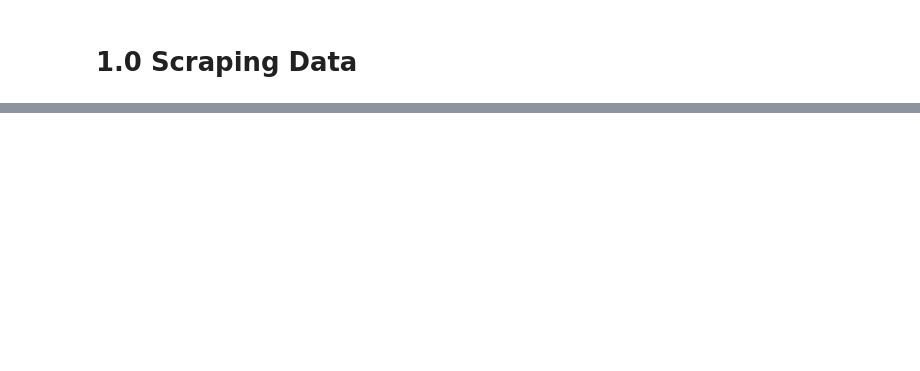
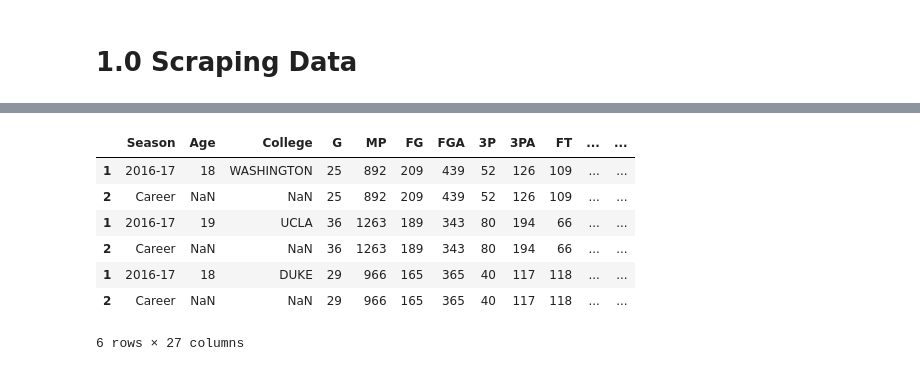
Before and after one commit to mkduchak/luther-project, a Jupyter notebook: 1_Scraping_Data.ipynb, the cells around one changed output, grey strips where cells are left out. Saved outputs shown, nothing was run; the diff lists cells and outputs as text; code cells hidden in the pictures; blank space fills up the shorter version.

```diff
--- a/1_Scraping_Data.ipynb
+++ b/1_Scraping_Data.ipynb
@@ -9,5 +10,11 @@ import time
 import os
 import re
 from io import StringIO
+# %%
+chromedriver = "/home/michael/chromedriver"
+os.environ["webdriver.chrome.driver"] = chromedriver
+
+chrome_options = Options()
+chrome_options.add_argument("--headless")
 # %% [markdown]
 # 1.0 Scraping Data
@@ -15,0 +26,7 @@ from io import StringIO
+# %%
+driver = webdriver.Chrome(chromedriver)
+driver.get('https://www.basketball-reference.com/draft/')
+time.sleep(3)
+
+draftyears = driver.find_elements_by_xpath('//th[@data-stat="year_id"]')
+draftyears = [x.get_attribute('innerHTML').split('"')[1] for x in draftyears[1:41]]
@@ -82,0 +249,6 @@ def page_scrape(startplayerdf,startstatdf):
+# %%
+playerdf = pd.DataFrame()
+advstatsdf = pd.DataFrame()
+colstatsdf = pd.DataFrame()
+# %%
+playerdf,advstatsdf,colstatsdf = draft_list_load(draftplayerlink[:3],playerdf,advstatsdf,colstatsdf)
@@ -82,0 +270,11 @@ def page_scrape(startplayerdf,startstatdf):
+# %%
+colstatsdf
+# %% [output]
+|  | Season | Age | College | G | MP | FG | FGA | 3P | 3PA | FT | ... | ... |
+| 1 | 2016-17 | 18 | WASHINGTON | 25 | 892 | 209 | 439 | 52 | 126 | 109 | ... | ... |
+| 2 | Career | NaN | NaN | 25 | 892 | 209 | 439 | 52 | 126 | 109 | ... | ... |
+| 1 | 2016-17 | 19 | UCLA | 36 | 1263 | 189 | 343 | 80 | 194 | 66 | ... | ... |
+| 2 | Career | NaN | NaN | 36 | 1263 | 189 | 343 | 80 | 194 | 66 | ... | ... |
+| 1 | 2016-17 | 18 | DUKE | 29 | 966 | 165 | 365 | 40 | 117 | 118 | ... | ... |
+| 2 | Career | NaN | NaN | 29 | 966 | 165 | 365 | 40 | 117 | 118 | ... | ... |
+6 rows × 27 columns
```
Also changed, not shown: parts of 13 cells of this notebook.
